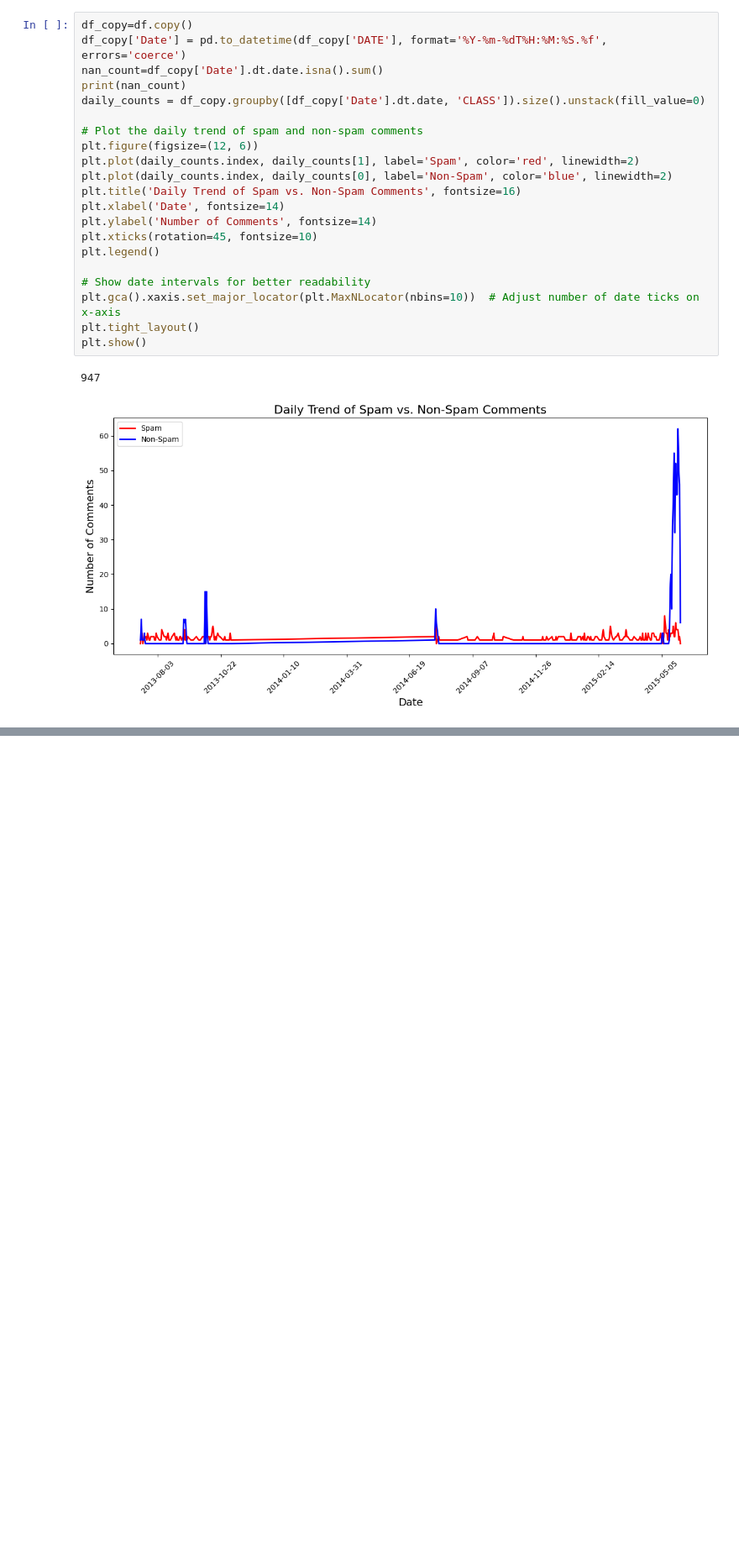
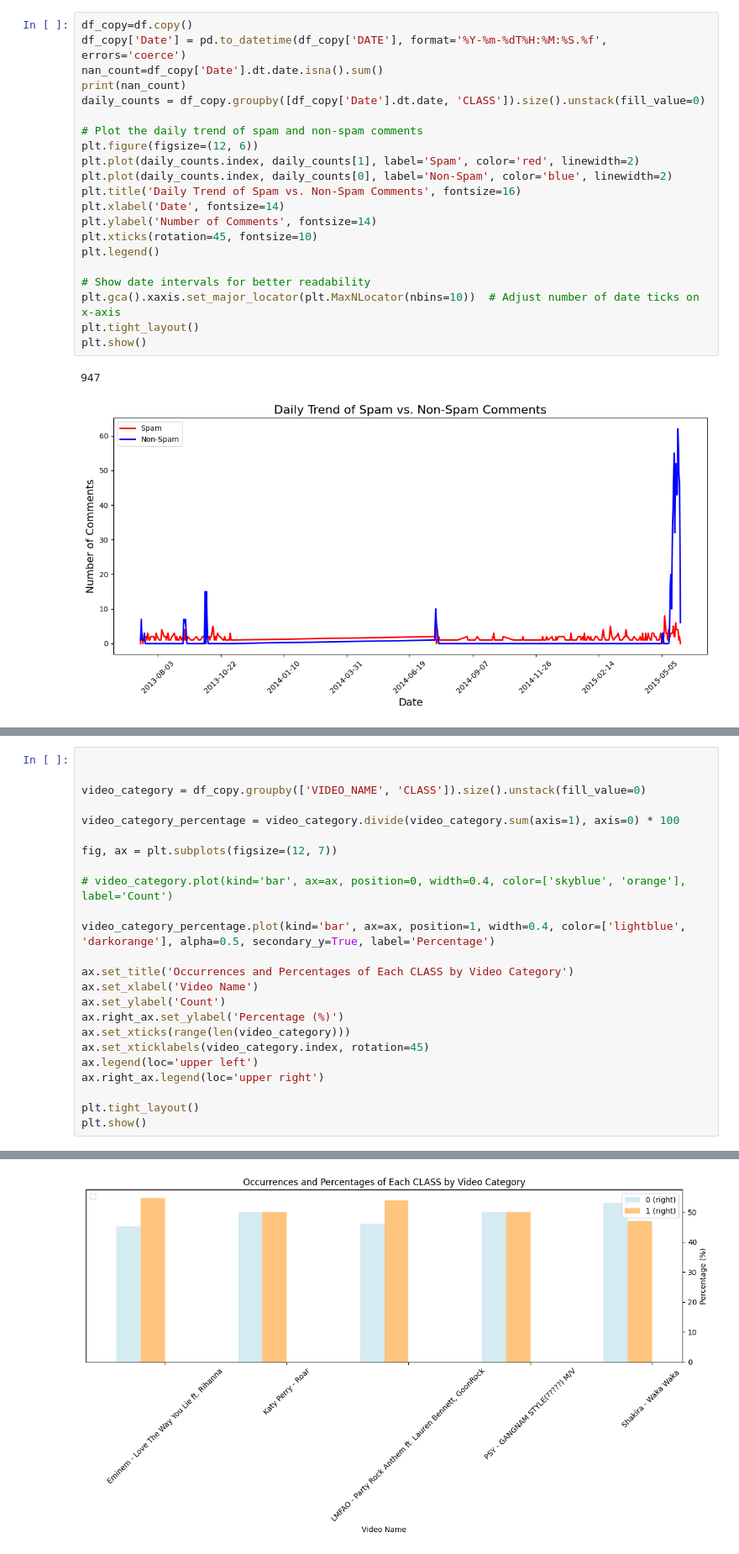
Before and after one commit to sudam802/NLP_tutorials, a Jupyter notebook: youtueb_spam_classifier.ipynb, the cells around one changed output, grey strips where cells are left out. Shown at 84% size. Saved outputs shown, nothing was run; the diff lists cells and outputs as text; blank space fills up the shorter version.

```diff
--- a/youtueb_spam_classifier.ipynb
+++ b/youtueb_spam_classifier.ipynb
@@ -138,0 +136,25 @@ plt.show()
+# %%
+
+
+video_category = df_copy.groupby(['VIDEO_NAME', 'CLASS']).size().unstack(fill_value=0)
+
+video_category_percentage = video_category.divide(video_category.sum(axis=1), axis=0) * 100
+
+fig, ax = plt.subplots(figsize=(12, 7))
+
+# video_category.plot(kind='bar', ax=ax, position=0, width=0.4, color=['skyblue', 'orange'], label='Count')
+
+video_category_percentage.plot(kind='bar', ax=ax, position=1, width=0.4, color=['lightblue', 'darkorange'], alpha=0.5, secondary_y=True, label='Percentage')
+
+ax.set_title('Occurrences and Percentages of Each CLASS by Video Category')
+ax.set_xlabel('Video Name')
+ax.set_ylabel('Count')
+ax.right_ax.set_ylabel('Percentage (%)')
+ax.set_xticks(range(len(video_category)))
+ax.set_xticklabels(video_category.index, rotation=45)
+ax.legend(loc='upper left')
+ax.right_ax.legend(loc='upper right')
+
+plt.tight_layout()
+plt.show()
+# %% [output]
@@ -138,0 +162 @@ plt.show()
+[figure, added]
```
Also changed, not shown: parts of 8 cells of this notebook.
